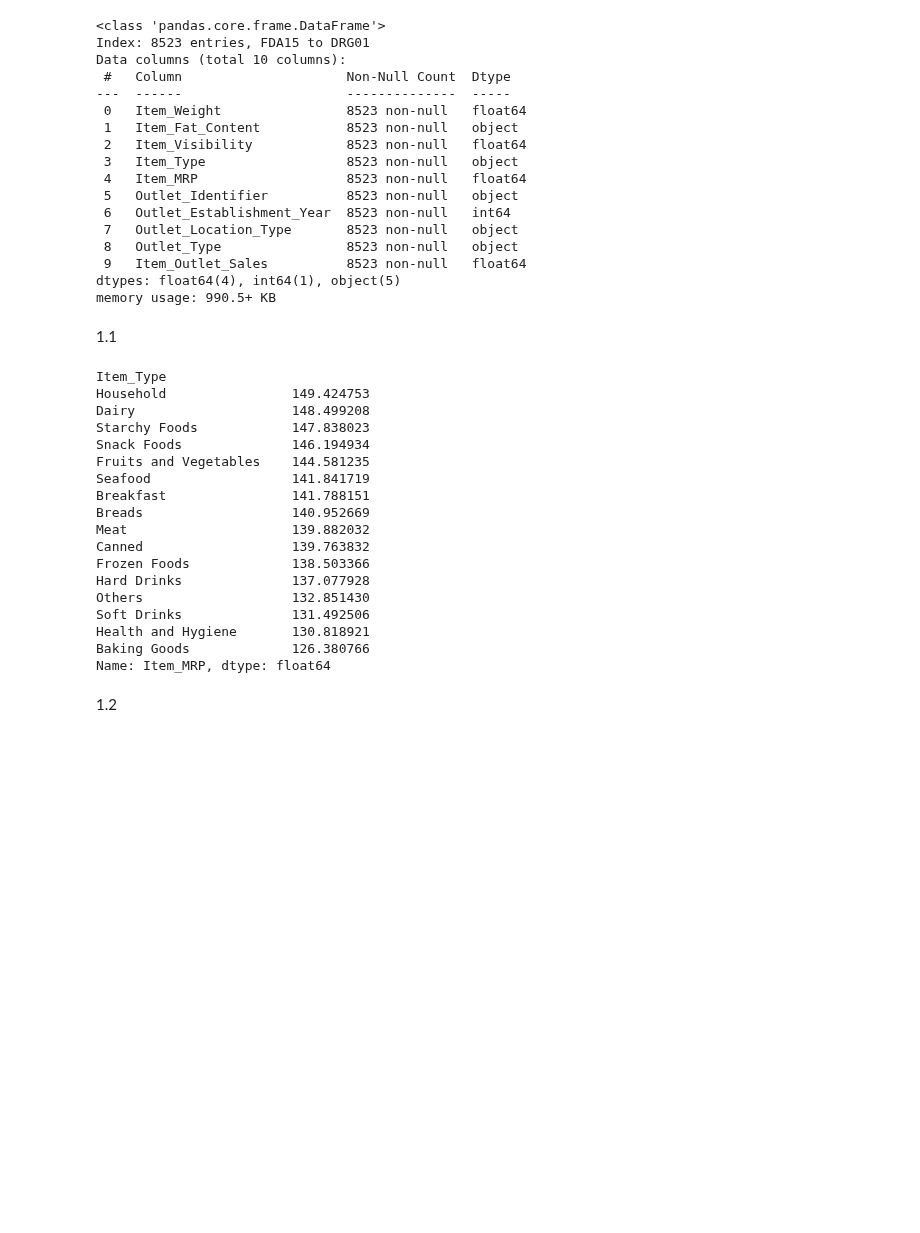
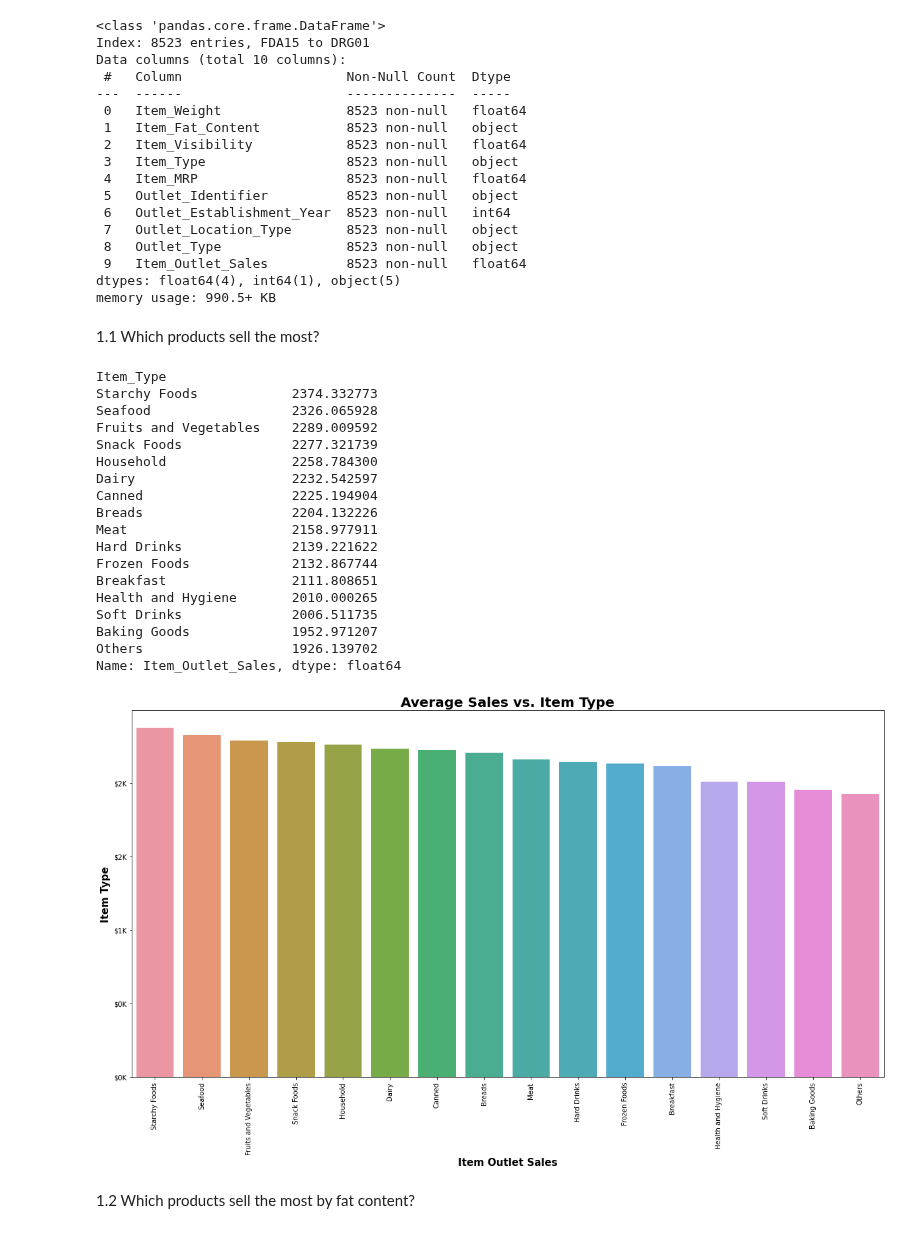
Before and after one commit to pylabview/sales-predicctions, a Jupyter notebook: DS_Sales_Predicctions.ipynb, the cells around one changed output. Saved outputs shown, nothing was run; the diff lists cells and outputs as text; code cells hidden in the pictures; blank space fills up the shorter version.

```diff
--- a/DS_Sales_Predicctions.ipynb
+++ b/DS_Sales_Predicctions.ipynb
@@ -507,30 +509,49 @@ Data columns (total 10 columns):
  9   Item_Outlet_Sales          8523 non-null   float64
 dtypes: float64(4), int64(1), object(5)
 memory usage: 990.5+ KB
-# %% [markdown]
-1.1
+# %% [markdown]
+1.1 Which products sell the most?
 # %%
-Item_means = df.groupby('Item_Type')['Item_MRP'].mean().sort_values(ascending=False)
+Item_means = df.groupby(['Item_Type'])['Item_Outlet_Sales'].mean().sort_values(ascending=False)
 Item_means
 # %% [output]
 Item_Type
-Household                149.424753
-Dairy                    148.499208
-Starchy Foods            147.838023
-Snack Foods              146.194934
-Fruits and Vegetables    144.581235
-Seafood                  141.841719
-Breakfast                141.788151
-Breads                   140.952669
-Meat                     139.882032
-Canned                   139.763832
-Frozen Foods             138.503366
-Hard Drinks              137.077928
-Others                   132.851430
-Soft Drinks              131.492506
-Health and Hygiene       130.818921
-Baking Goods             126.380766
-Name: Item_MRP, dtype: float64
+Starchy Foods            2374.332773
+Seafood                  2326.065928
+Fruits and Vegetables    2289.009592
+Snack Foods              2277.321739
+Household                2258.784300
+Dairy                    2232.542597
+Canned                   2225.194904
+Breads                   2204.132226
+Meat                     2158.977911
+Hard Drinks              2139.221622
+Frozen Foods             2132.867744
+Breakfast                2111.808651
+Health and Hygiene       2010.000265
+Soft Drinks              2006.511735
+Baking Goods             1952.971207
+Others                   1926.139702
+Name: Item_Outlet_Sales, dtype: float64
-# %% [markdown]
-1.2
+# %%
+from matplotlib.ticker import FuncFormatter
+fig, ax = plt.subplots(figsize=(20,10))
+
+ax = sns.barplot(data=df,x='Item_Type', y = 'Item_Outlet_Sales', order = Item_means.index, ci = None)
+plt.xticks(rotation = 90)
+ax.set_title('Average Sales vs. Item Type', fontsize = 20, fontweight = 'bold');
+ax.set_xlabel('Item Outlet Sales', fontsize = 15, fontweight = 'bold')
+ax.set_ylabel('Item Type', fontsize = 15, fontweight = 'bold');
+
+def hundred_k(x,pos):
+  """function for use with matplotlib FuncFormatter - formats money in millions"""
+  return f'${x*1e-3:,.0f}K'
+
+price_fmt_100k = FuncFormatter(hundred_k)
+
+ax.yaxis.set_major_formatter(price_fmt_100k)
+# %% [output]
+[figure, added]
+# %% [markdown]
+1.2 Which products sell the most by fat content?
 # %%
```
Also changed, not shown: parts of 13 cells of this notebook.
